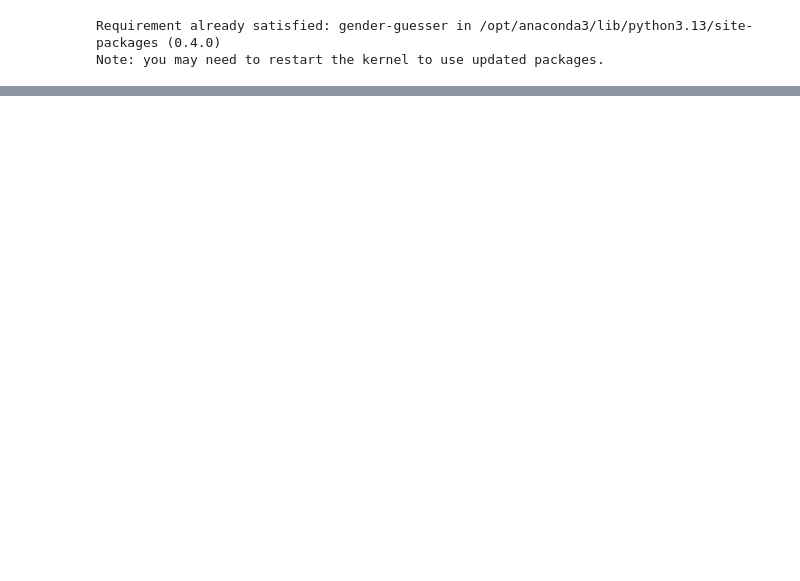
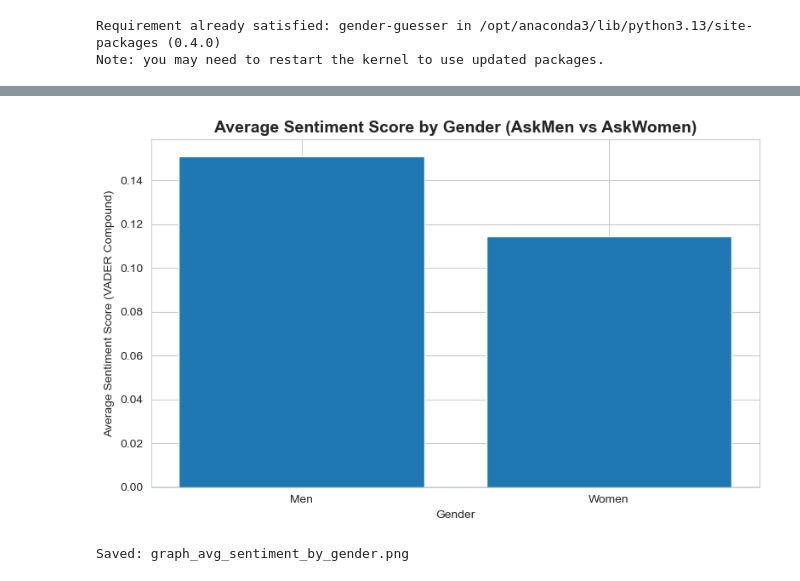
Before and after one commit to NaimaAjmal2308/data_science_project, a Jupyter notebook: sentimental_analysis.ipynb, the cells around one changed output, grey strips where cells are left out. Drawn from its saved outputs; the diff is of its cells as text; code cells hidden in the pictures; blank space fills up the shorter version.

```diff
--- a/sentimental_analysis.ipynb
+++ b/sentimental_analysis.ipynb
@@ -574,0 +81,17 @@ STEP 6: Creating Visualizations
+# %%
+from vaderSentiment.vaderSentiment import SentimentIntensityAnalyzer
+
+analyzer = SentimentIntensityAnalyzer()
+
+def get_sentiment(text):
+    score = analyzer.polarity_scores(str(text))["compound"]
+    if score >= 0.05:
+        return "Positive"
+    elif score <= -0.05:
+        return "Negative"
+    else:
+        return "Neutral"
+
+df["sentiment_label"] = df["comment_body"].apply(get_sentiment)
+
+df["sentiment_label"].value_counts()
@@ -574,0 +141,60 @@ STEP 6: Creating Visualizations
+# %%
+
+import pandas as pd
+import numpy as np
+import matplotlib.pyplot as plt
+from vaderSentiment.vaderSentiment import SentimentIntensityAnalyzer
+
+
+
+# Create gender from subreddit
+
+df = df[df["subreddit"].isin(["AskMen", "AskWomen"])].copy()
+
+df["gender"] = df["subreddit"].map({
+    "AskMen": "Men",
+    "AskWomen": "Women"
+})
+
+
+# Compute sentiment score (VADER compound)
+
+analyzer = SentimentIntensityAnalyzer()
+
+df["sentiment_score"] = df["comment_body"].apply(
+    lambda x: analyzer.polarity_scores(str(x))["compound"]
+)
+
+
+# Average sentiment by gender
+
+avg_sentiment = (
+    df.groupby("gender")["sentiment_score"]
+      .mean()
+      .reset_index()
+)
+
+print(avg_sentiment)
+
+
+#  Plot
+
+plt.figure(figsize=(8, 5))
+plt.bar(
+    avg_sentiment["gender"],
+    avg_sentiment["sentiment_score"]
+)
+
+plt.axhline(0, linewidth=1)
+
+plt.title("Average Sentiment Score by Gender (AskMen vs AskWomen)",
+          fontsize=14, fontweight="bold")
+plt.xlabel("Gender")
+plt.ylabel("Average Sentiment Score (VADER Compound)")
+plt.tight_layout()
+
+plt.savefig("graph_avg_sentiment_by_gender.png", dpi=300, bbox_inches="tight")
+plt.show()
+
+print("Saved: graph_avg_sentiment_by_gender.png")
+# %% [output]
@@ -574,0 +204,2 @@ STEP 6: Creating Visualizations
+[figure, added]
+Saved: graph_avg_sentiment_by_gender.png
```
Also changed, not shown: parts of 37 cells of this notebook, 7 other files.
